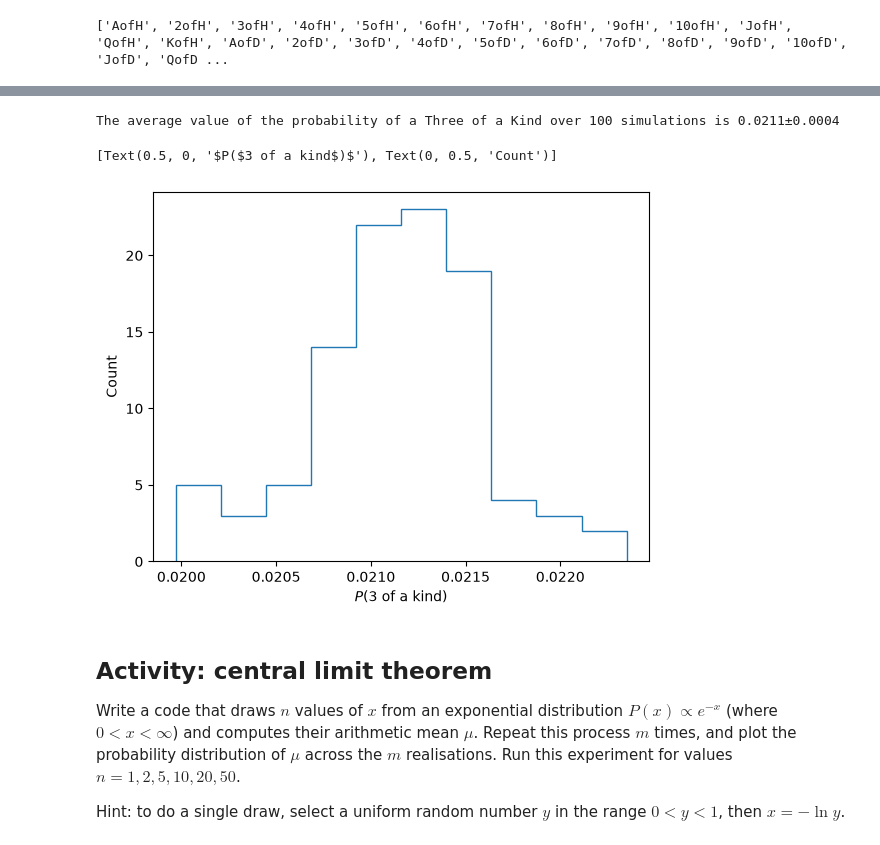
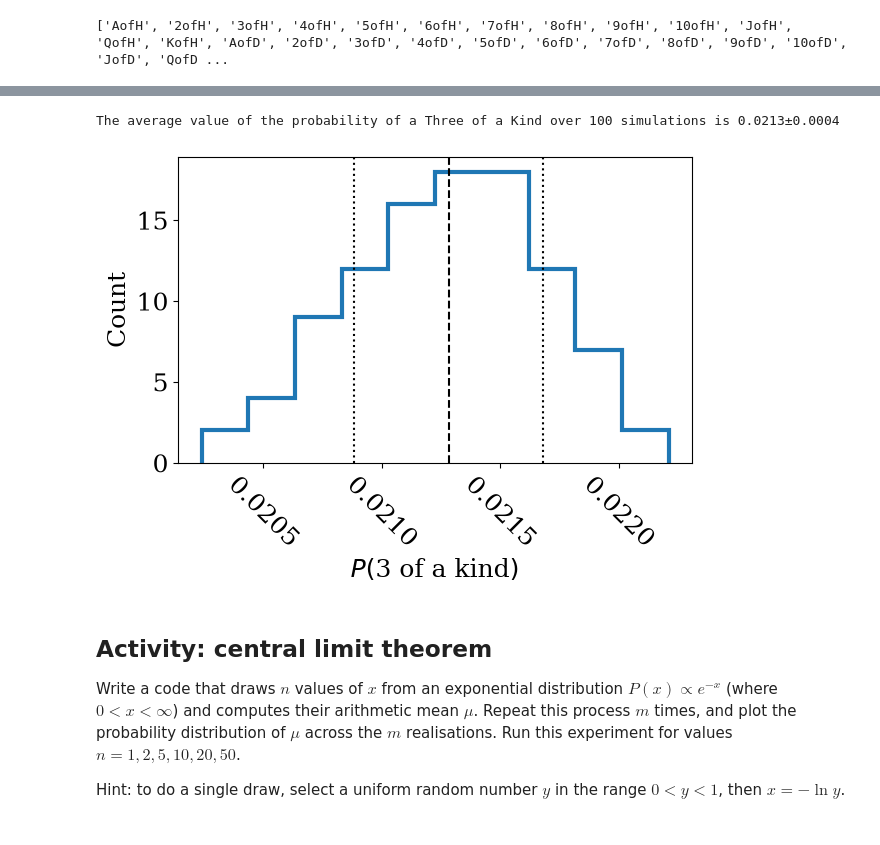
Before and after one commit to bray217/CAS_Stats_course_Sep_25, a Jupyter notebook: TO_CHANGE_Jupyter_notebooks/Notebook_Class1_ProbabilityStatistics.ipynb, the cells around one changed output, grey strips where cells are left out. Drawn from its saved outputs; the diff is of its cells as text; code cells hidden in the pictures.

```diff
--- a/TO_CHANGE_Jupyter_notebooks/Notebook_Class1_ProbabilityStatistics.ipynb
+++ b/TO_CHANGE_Jupyter_notebooks/Notebook_Class1_ProbabilityStatistics.ipynb
@@ -127,6 +128,16 @@ Here is an example Binomial distribution for $N = 10$ and $p = 0.2$ (you can cha
 # %%
 import matplotlib.pyplot as plt
 %matplotlib inline
+
+plt.rcParams.update({
+    "font.size": 18,
+    "font.family": "serif",
+    "figure.autolayout": True,
+    "axes.grid": False,
+    # "xtick.minor.visible": True,
+    # "ytick.minor.visible": True,
+})
+
 
 n = 10 # number of trials
 p = 0.2 # probability of success in each trial
@@ -451,15 +486,25 @@ testProbs
 # %%
-print(f"The average value of the probability of a Three of a Kind over {numTests} simulations is {np.mean(testProbs):.4f}±{np.std(testProbs):.4f}")
+
+mu = np.mean(testProbs)
+sig = np.std(testProbs)
+
+print(f"The average value of the probability of a Three of a Kind over {numTests} simulations is {mu:.4f}±{sig:.4f}")
 
 
 fig, ax = plt.subplots()
-ax.stairs(*np.histogram(testProbs, int(np.sqrt(numTests))))
+ax.stairs(*np.histogram(testProbs, int(np.sqrt(numTests))), lw=3)
+
+ax.axvline(mu, ls="--", c="k")
+ax.axvline(mu-sig, ls=":", c="k")
+ax.axvline(mu+sig, ls=":", c="k")
+
+
 
 ax.set(xlabel="$P($3 of a kind$)$", ylabel="Count")
+ax.tick_params(axis="x", labelrotation=-45)
 # %% [output]
-The average value of the probability of a Three of a Kind over 100 simulations is 0.0211±0.0004
+The average value of the probability of a Three of a Kind over 100 simulations is 0.0213±0.0004
-[Text(0.5, 0, '$P($3 of a kind$)$'), Text(0, 0.5, 'Count')]
-[figure, old version]
+[figure, new version]
 # %% [markdown]
 ## Activity: central limit theorem
 
```
Also changed, not shown: parts of 9 cells of this notebook, 1 other file.
